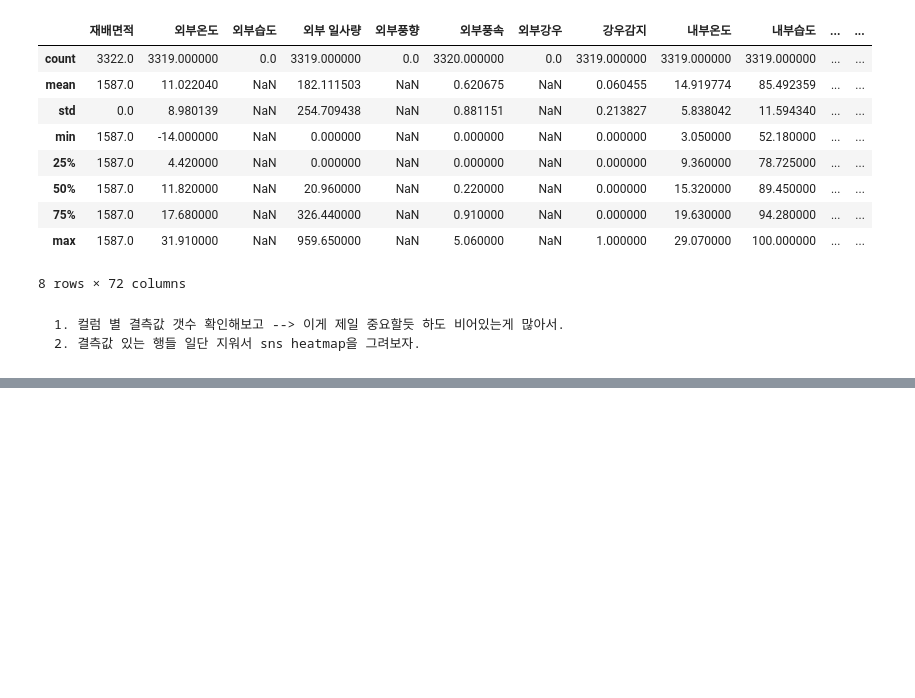
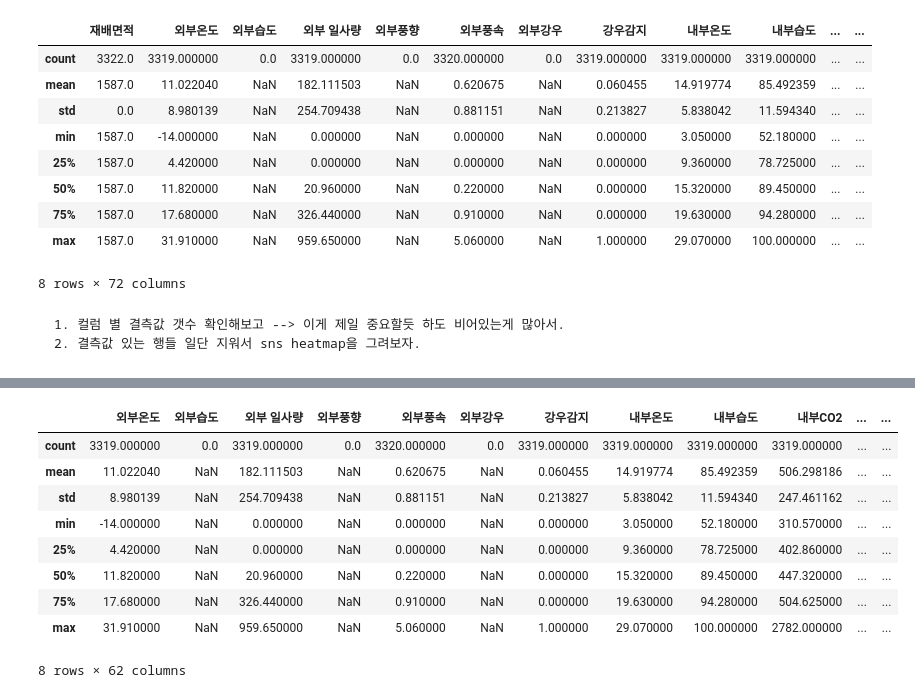
Before and after one commit to skdbsxir/DS-Studying, a Jupyter notebook: [NN Study]/[NLP Study]/[실무예제]/03. SF EDA (berry).ipynb, the cells around one changed output, grey strips where cells are left out. Saved outputs shown, nothing was run; the diff lists cells and outputs as text; code cells hidden in the pictures; blank space fills up the shorter version.

```diff
--- a/[NN Study]/[NLP Study]/[실무예제]/03. SF EDA (berry).ipynb
+++ b/[NN Study]/[NLP Study]/[실무예제]/03. SF EDA (berry).ipynb
@@ -93,0 +126,24 @@ df.describe()
+# %%
+X_col = ['수집일', '외부온도', '외부습도', '외부 일사량', '외부풍향', '외부풍속', '외부강우',
+       '강우감지', '내부온도', '내부습도', '내부CO2', '내부 일사량', '토양EC', '토양PH', '지온', '지습',
+       '(양액)총배액', '(양액)총급액', '(양액)배액PH', '(양액)공급PH', '(양액)배액EC', '(양액)공급EC',
+       '(양액)지온', '(양액)지습', '배기팬작동여부', 'CO2발생장치작동여부', '보광등작동여부', '난방기작동상태',
+       '난방기작동여부', '유동팬작동상태', '유동팬작동여부', '보온커튼작동상태', '보온커튼작동여부', '차광커튼작동상태',
+       '차광커튼작동여부', '우측삼중측창 작동여부', '좌측삼중측창 작동여부', '우측이중측창 작동여부', '좌측이중측창 작동여부',
+       '우측일중측창 개도', '우측일중측창 온도폭', '우측일중측창 설정온도', '우측일중측창 작동여부', '우측일중측창 작동상태',
+       '좌측일중측창 개도', '좌측일중측창 온도폭', '좌측일중측창 설정온도', '좌측일중측창 작동여부', '좌측일중측창 작동상태',
+       '측창', '우측이중천창 작동여부', '좌측이중천창 작동여부', '우측일중천창 개도', '우측일중천창 온도폭',
+       '우측일중천창 설정온도', '우측일중천창 작동여부', '우측일중천창 작동상태', '좌측일중천창 개도', '좌측일중천창 온도폭',
+       '좌측일중천창 설정온도', '좌측일중천창 작동여부', '좌측일중천창 작동상태', '천창']
+df[X_col].describe()
+# %% [output]
+|  | 외부온도 | 외부습도 | 외부 일사량 | 외부풍향 | 외부풍속 | 외부강우 | 강우감지 | 내부온도 | 내부습도 | 내부CO2 | ... | ... |
+| count | 3319.000000 | 0.0 | 3319.000000 | 0.0 | 3320.000000 | 0.0 | 3319.000000 | 3319.000000 | 3319.000000 | 3319.000000 | ... | ... |
+| mean | 11.022040 | NaN | 182.111503 | NaN | 0.620675 | NaN | 0.060455 | 14.919774 | 85.492359 | 506.298186 | ... | ... |
+| std | 8.980139 | NaN | 254.709438 | NaN | 0.881151 | NaN | 0.213827 | 5.838042 | 11.594340 | 247.461162 | ... | ... |
+| min | -14.000000 | NaN | 0.000000 | NaN | 0.000000 | NaN | 0.000000 | 3.050000 | 52.180000 | 310.570000 | ... | ... |
+| 25% | 4.420000 | NaN | 0.000000 | NaN | 0.000000 | NaN | 0.000000 | 9.360000 | 78.725000 | 402.860000 | ... | ... |
+| 50% | 11.820000 | NaN | 20.960000 | NaN | 0.220000 | NaN | 0.000000 | 15.320000 | 89.450000 | 447.320000 | ... | ... |
+| 75% | 17.680000 | NaN | 326.440000 | NaN | 0.910000 | NaN | 0.000000 | 19.630000 | 94.280000 | 504.625000 | ... | ... |
+| max | 31.910000 | NaN | 959.650000 | NaN | 5.060000 | NaN | 1.000000 | 29.070000 | 100.000000 | 2782.000000 | ... | ... |
+8 rows × 62 columns
```
Also changed, not shown: parts of 11 cells of this notebook.
